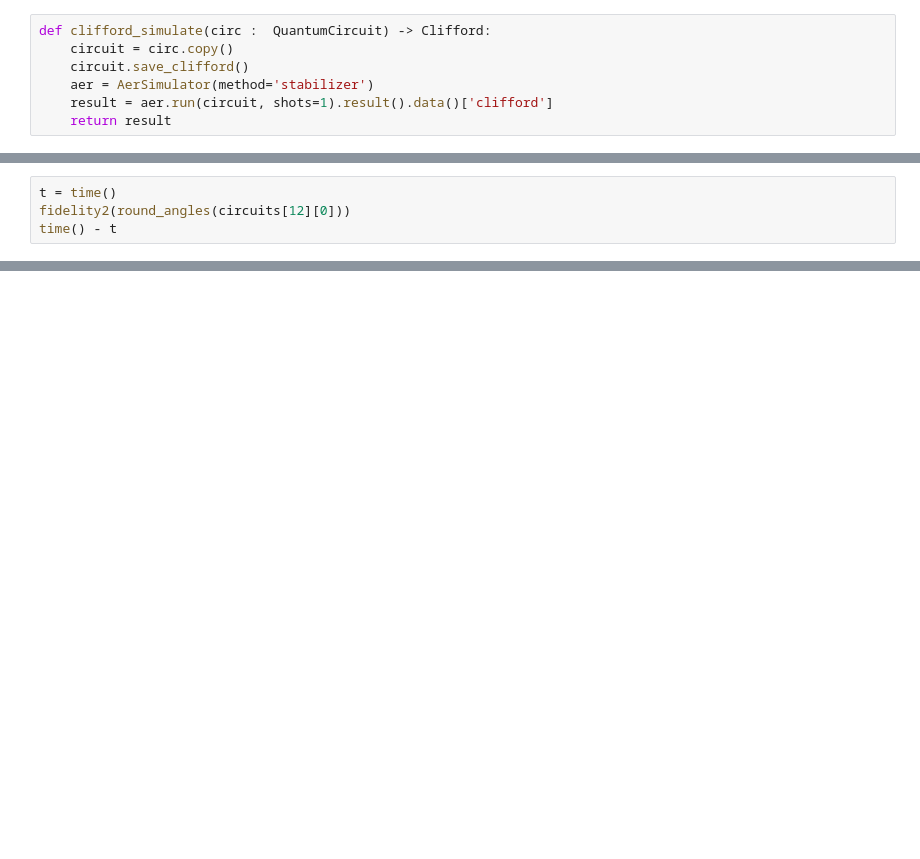
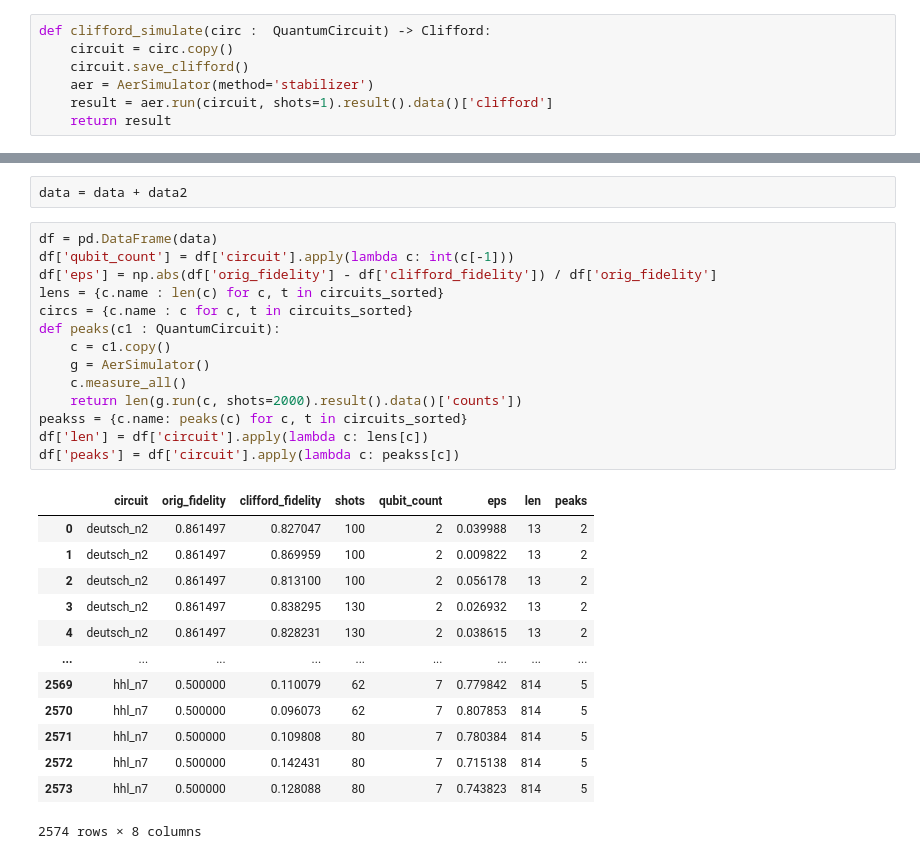
Before and after one commit to nolongerlaugh/Clifford-Opt, a Jupyter notebook: clifford.ipynb, the cells around one changed output, grey strips where cells are left out. Drawn from its saved outputs; the diff is of its cells as text; blank space fills up the shorter version.

```diff
--- a/clifford.ipynb
+++ b/clifford.ipynb
@@ -420,4 +433,0 @@ time() - t
-# %%
-t = time()
-fidelity2(round_angles(circuits[12][0]))
-time() - t
@@ -463,0 +508,30 @@ plt.show()
+# %%
+data = data + data2
+# %%
+df = pd.DataFrame(data)
+df['qubit_count'] = df['circuit'].apply(lambda c: int(c[-1]))
+df['eps'] = np.abs(df['orig_fidelity'] - df['clifford_fidelity']) / df['orig_fidelity']
+lens = {c.name : len(c) for c, t in circuits_sorted}
+circs = {c.name : c for c, t in circuits_sorted}
+def peaks(c1 : QuantumCircuit):
+    c = c1.copy()
+    g = AerSimulator()
+    c.measure_all()
+    return len(g.run(c, shots=2000).result().data()['counts'])
+peakss = {c.name: peaks(c) for c, t in circuits_sorted}
+df['len'] = df['circuit'].apply(lambda c: lens[c])
+df['peaks'] = df['circuit'].apply(lambda c: peakss[c])
+# %% [output]
+|  | circuit | orig_fidelity | clifford_fidelity | shots | qubit_count | eps | len | peaks |
+| 0 | deutsch_n2 | 0.861497 | 0.827047 | 100 | 2 | 0.039988 | 13 | 2 |
+| 1 | deutsch_n2 | 0.861497 | 0.869959 | 100 | 2 | 0.009822 | 13 | 2 |
+| 2 | deutsch_n2 | 0.861497 | 0.813100 | 100 | 2 | 0.056178 | 13 | 2 |
+| 3 | deutsch_n2 | 0.861497 | 0.838295 | 130 | 2 | 0.026932 | 13 | 2 |
+| 4 | deutsch_n2 | 0.861497 | 0.828231 | 130 | 2 | 0.038615 | 13 | 2 |
+| ... | ... | ... | ... | ... | ... | ... | ... | ... |
+| 2569 | hhl_n7 | 0.500000 | 0.110079 | 62 | 7 | 0.779842 | 814 | 5 |
+| 2570 | hhl_n7 | 0.500000 | 0.096073 | 62 | 7 | 0.807853 | 814 | 5 |
+| 2571 | hhl_n7 | 0.500000 | 0.109808 | 80 | 7 | 0.780384 | 814 | 5 |
+| 2572 | hhl_n7 | 0.500000 | 0.142431 | 80 | 7 | 0.715138 | 814 | 5 |
+| 2573 | hhl_n7 | 0.500000 | 0.128088 | 80 | 7 | 0.743823 | 814 | 5 |
+2574 rows × 8 columns
```
Also changed, not shown: parts of 24 cells of this notebook.
